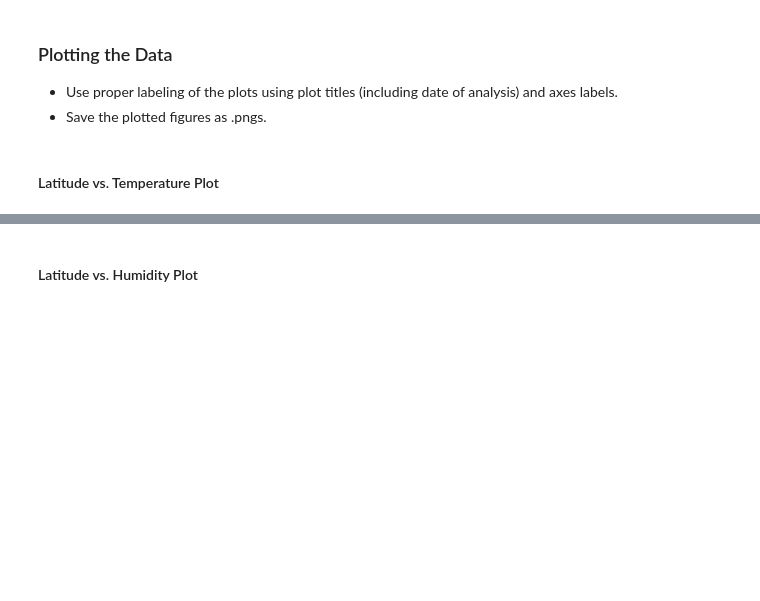
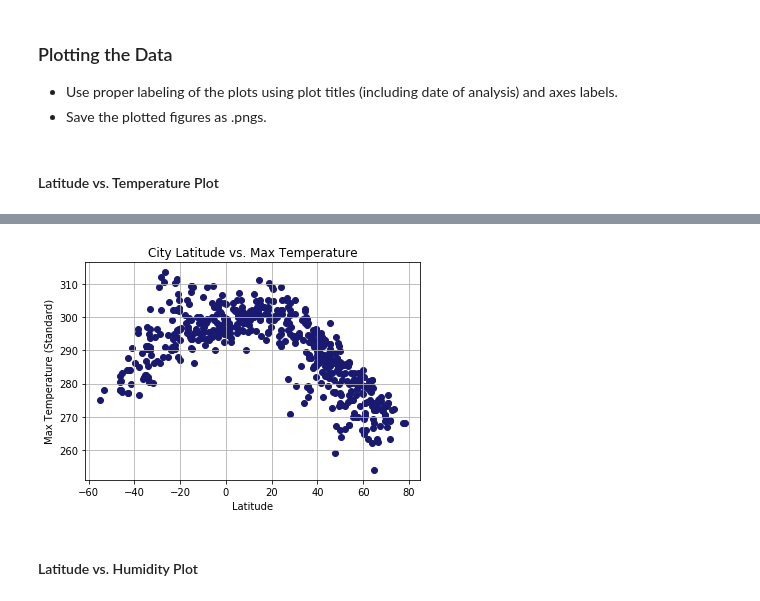
Before and after one commit to m-zurita/python-api-challenge, a Jupyter notebook: WeatherPy.ipynb, the cells around one changed output, grey strips where cells are left out. Saved outputs shown, nothing was run; the diff lists cells and outputs as text; code cells hidden in the pictures; blank space fills up the shorter version.

```diff
--- a/WeatherPy.ipynb
+++ b/WeatherPy.ipynb
@@ -97,0 +143,6 @@ dtype: int64
+# %%
+# Reading the csv file back
+weather_data_csv = pd.read_csv(output_data_file)
+# Making the DataFrame
+weather_DF = pd.DataFrame(weather_data_csv)
+weather_DF.head()
@@ -107,2 +162,11 @@ dtype: int64
+# %%
+# Setting plot parameters
+plt.scatter(weather_DF["Lat"], weather_DF["Max Temp"], c="midnightblue", marker="o")
+plt.title("City Latitude vs. Max Temperature")
+plt.xlabel("Latitude")
+plt.ylabel("Max Temperature (Standard)")
+plt.grid()
+# %% [output]
+[figure, added]
 # %% [markdown]
 #### Latitude vs. Humidity Plot
```
Also changed, not shown: parts of 16 cells of this notebook.
